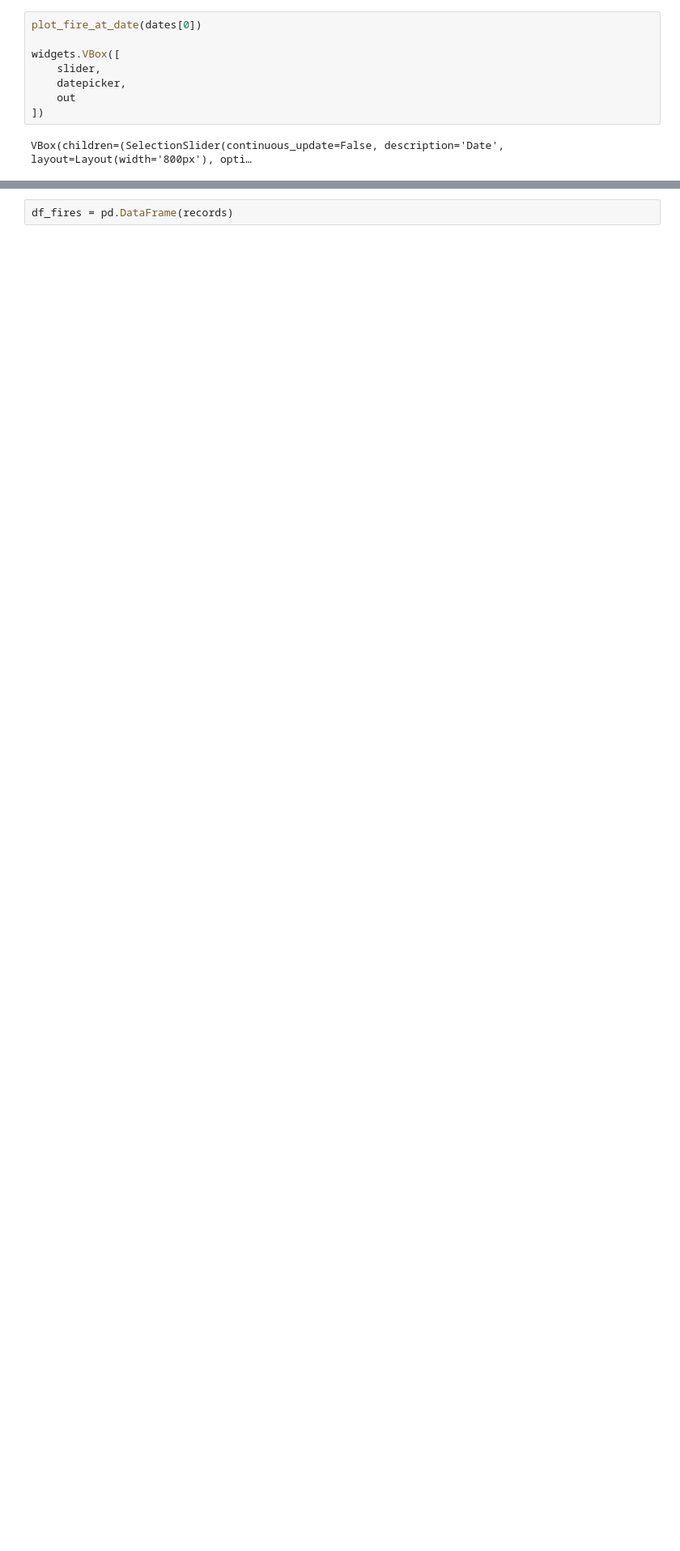
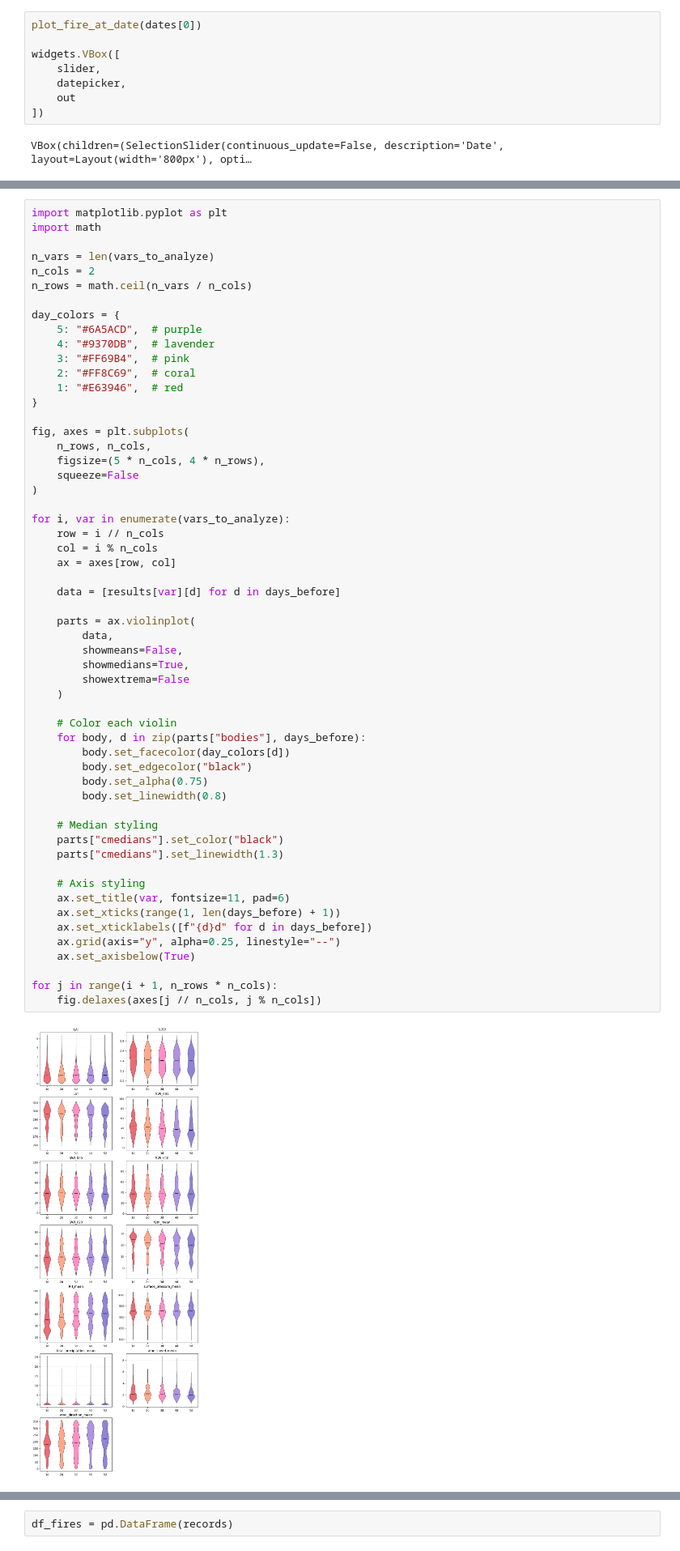
Before and after one commit to EstherRH00/IberFire, a Jupyter notebook: Part 2.ipynb, the cells around one changed output, grey strips where cells are left out. Shown at 81% size. Saved outputs shown, nothing was run; the diff lists cells and outputs as text; blank space fills up the shorter version.

```diff
--- a/Part 2.ipynb
+++ b/Part 2.ipynb
@@ -251 +225,59 @@ for j in range(i + 1, n_rows * n_cols):
+# %%
+import matplotlib.pyplot as plt
+import math
+
+n_vars = len(vars_to_analyze)
+n_cols = 2
+n_rows = math.ceil(n_vars / n_cols)
+
+day_colors = {
+    5: "#6A5ACD",  # purple
+    4: "#9370DB",  # lavender
+    3: "#FF69B4",  # pink
+    2: "#FF8C69",  # coral
+    1: "#E63946",  # red
+}
+
+fig, axes = plt.subplots(
+    n_rows, n_cols,
+    figsize=(5 * n_cols, 4 * n_rows),
+    squeeze=False
+)
+
+for i, var in enumerate(vars_to_analyze):
+    row = i // n_cols
+    col = i % n_cols
+    ax = axes[row, col]
+
+    data = [results[var][d] for d in days_before]
+
+    parts = ax.violinplot(
+        data,
+        showmeans=False,
+        showmedians=True,
+        showextrema=False
+    )
+
+    # Color each violin
+    for body, d in zip(parts["bodies"], days_before):
+        body.set_facecolor(day_colors[d])
+        body.set_edgecolor("black")
+        body.set_alpha(0.75)
+        body.set_linewidth(0.8)
+
+    # Median styling
+    parts["cmedians"].set_color("black")
+    parts["cmedians"].set_linewidth(1.3)
+
+    # Axis styling
+    ax.set_title(var, fontsize=11, pad=6)
+    ax.set_xticks(range(1, len(days_before) + 1))
+    ax.set_xticklabels([f"{d}d" for d in days_before])
+    ax.grid(axis="y", alpha=0.25, linestyle="--")
+    ax.set_axisbelow(True)
+
+for j in range(i + 1, n_rows * n_cols):
+    fig.delaxes(axes[j // n_cols, j % n_cols])
+# %% [output]
+[figure, added]
 # %%
```
Also changed, not shown: parts of 16 cells of this notebook.
